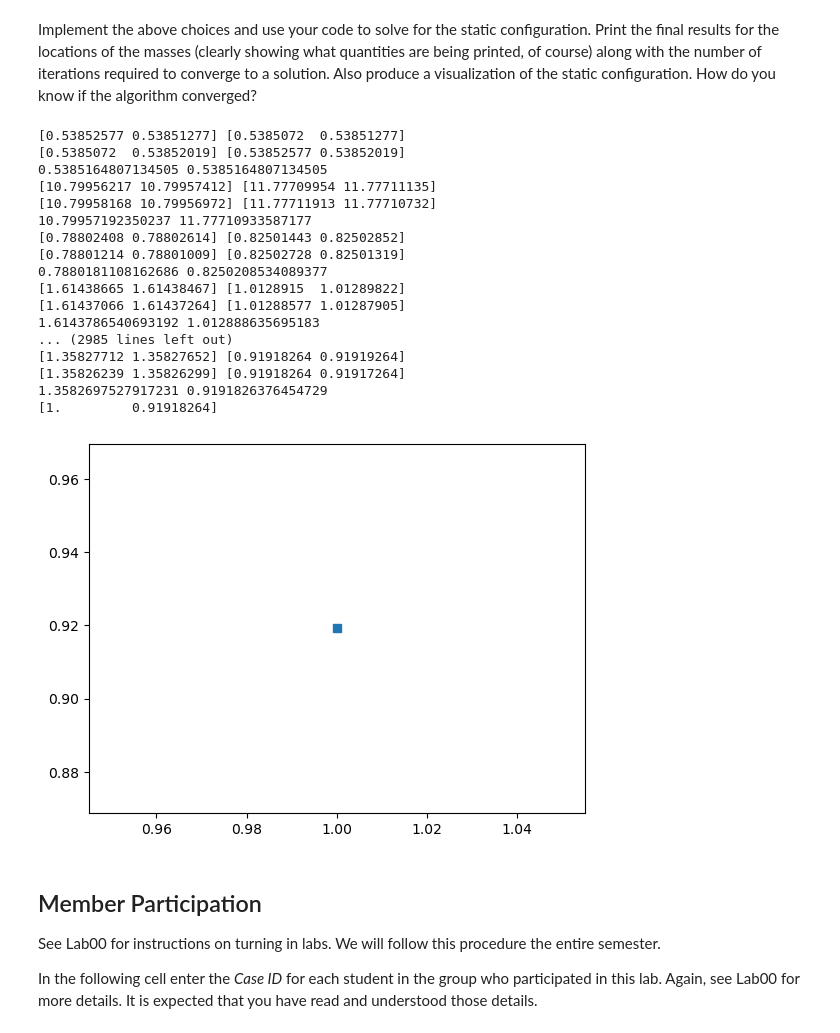
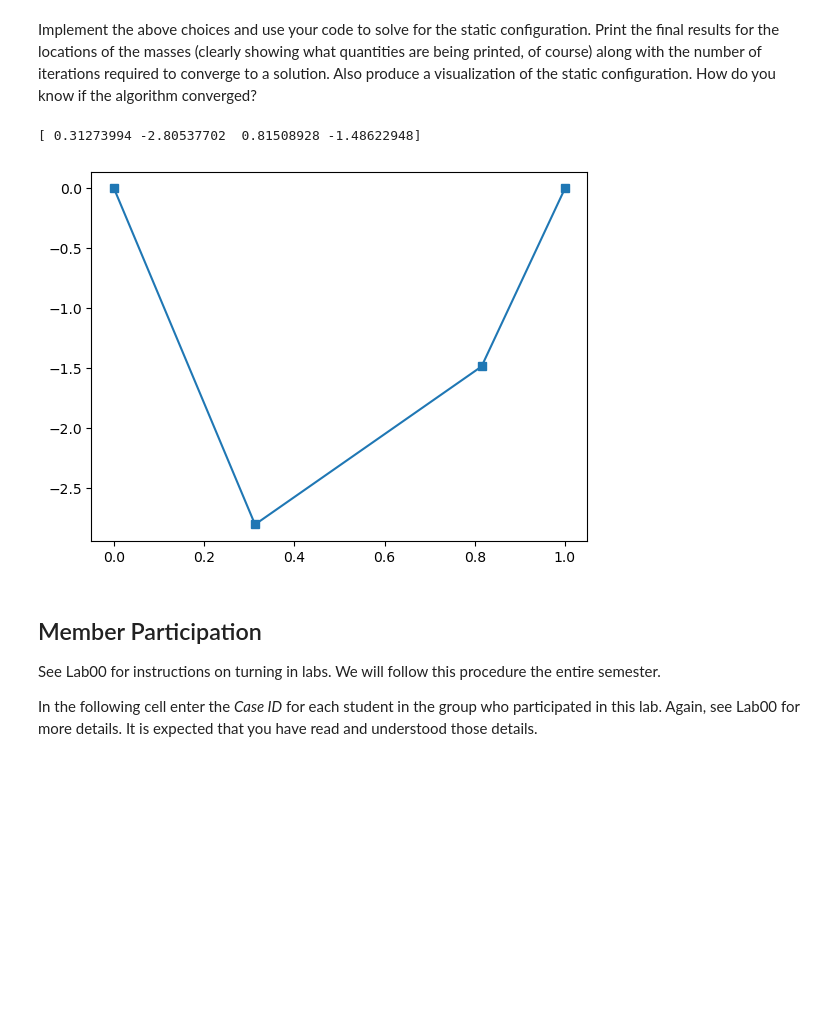
Before and after one commit to SerenaLynas/p250-spring-2026, a Jupyter notebook: labs/Lab06.ipynb, the cells around one changed output. Saved outputs shown, nothing was run; the diff lists cells and outputs as text; code cells hidden in the pictures; blank space fills up the shorter version.

```diff
--- a/labs/Lab06.ipynb
+++ b/labs/Lab06.ipynb
@@ -200,12 +200,11 @@ def static_conditions(y, l0, kappa, mu):
         x2, y2 = (1., 0.) if i == n - 1 else y[(i + 1)*2 : (i + 2)*2]
         len0 = np.sqrt((x1 - x0)**2 + (y1 - y0)**2)
         len1 = np.sqrt((x1 - x2)**2 + (y1 - y2)**2)
-        print(len0, len1)
         dx0 = l0[i] - len0
         dx1 = l0[i + 1] - len1
 
-        f[i * 2] = -kappa[i + 1] * dx1 * (x1 - x2) / len1 + kappa[i] * dx0 * (x2 - x1) / len0
-        f[i * 2 + 1] = -mu[i] - kappa[i + 1] * dx1 * (y1 - y2) / len1 + kappa[i] * dx0 * (y2 - y1) / len0
+        f[i * 2] = kappa[i + 1] * dx1 * (x1 - x2) / len1 - kappa[i] * dx0 * (x0 - x1) / len0
+        f[i * 2 + 1] = -mu[i] + kappa[i + 1] * dx1 * (y1 - y2) / len1 - kappa[i] * dx0 * (y0 - y1) / len0
 
     return f
 # %% [markdown]
@@ -274,8 +273,11 @@ Your function should return the best estimate of the roots (in a NumPy array) an
 def newton_raphson_iterate(f, Jacobian, y0, h, itermax, args=(), atol=1e-10, rtol=1e-10):
     y = np.copy(y0)
     i = 1
-    while i <= itermax and not np.allclose(np.zeros_like(y), y, atol=atol, rtol=rtol):
-        y -= np.dot(la.inv(Jacobian(f, y, h, args)), f(y, *args))
+    while i <= itermax:
+        val = f(y, *args)
+        if np.allclose(np.zeros_like(y), y, atol=atol, rtol=rtol):
+            return y, i
+        y -= la.solve(Jacobian(f, y, h , args), val)
         i += 1
     return y, i
 # %% [markdown]
@@ -353,38 +355,22 @@ How do you know if the algorithm converged?
 # %%
 y, it = newton_raphson_iterate(
     static_conditions,
     Jacobian,
     np.array([
-        0.5, -0.2
+        0.2, 10,
+        0.8, 10
     ]),
     1e-5,
     1_000,
-    #(np.array([0.7, 0.2, 0.45]), np.array([1.1, 0.6, 2]), np.array([0., 3., 1.4, 0.]))
-    (np.array([0.5, 0.5, 0.5]), np.array([1, 1, 1]), np.array([1, 1]))
+    (np.array([0.7, 0.2, 0.45]), np.array([1.1, 0.6, 2]), np.array([3., 1.4]))
 )
 
 print(y)
 
 vis(y)
 # %% [output]
-[0.53852577 0.53851277] [0.5385072  0.53851277]
-[0.5385072  0.53852019] [0.53852577 0.53852019]
-0.5385164807134505 0.5385164807134505
-[10.79956217 10.79957412] [11.77709954 11.77711135]
-[10.79958168 10.79956972] [11.77711913 11.77710732]
-10.79957192350237 11.77710933587177
-[0.78802408 0.78802614] [0.82501443 0.82502852]
-[0.78801214 0.78801009] [0.82502728 0.82501319]
-0.7880181108162686 0.8250208534089377
-[1.61438665 1.61438467] [1.0128915  1.01289822]
-[1.61437066 1.61437264] [1.01288577 1.01287905]
-1.6143786540693192 1.012888635695183
-... (2985 lines left out)
-[1.35827712 1.35827652] [0.91918264 0.91919264]
-[1.35826239 1.35826299] [0.91918264 0.91917264]
-1.3582697527917231 0.9191826376454729
-[1.         0.91918264]
+[ 0.31273994 -2.80537702  0.81508928 -1.48622948]
-[figure, old version]
+[figure, new version]
 # %% [markdown]
 ## Member Participation
 
```
